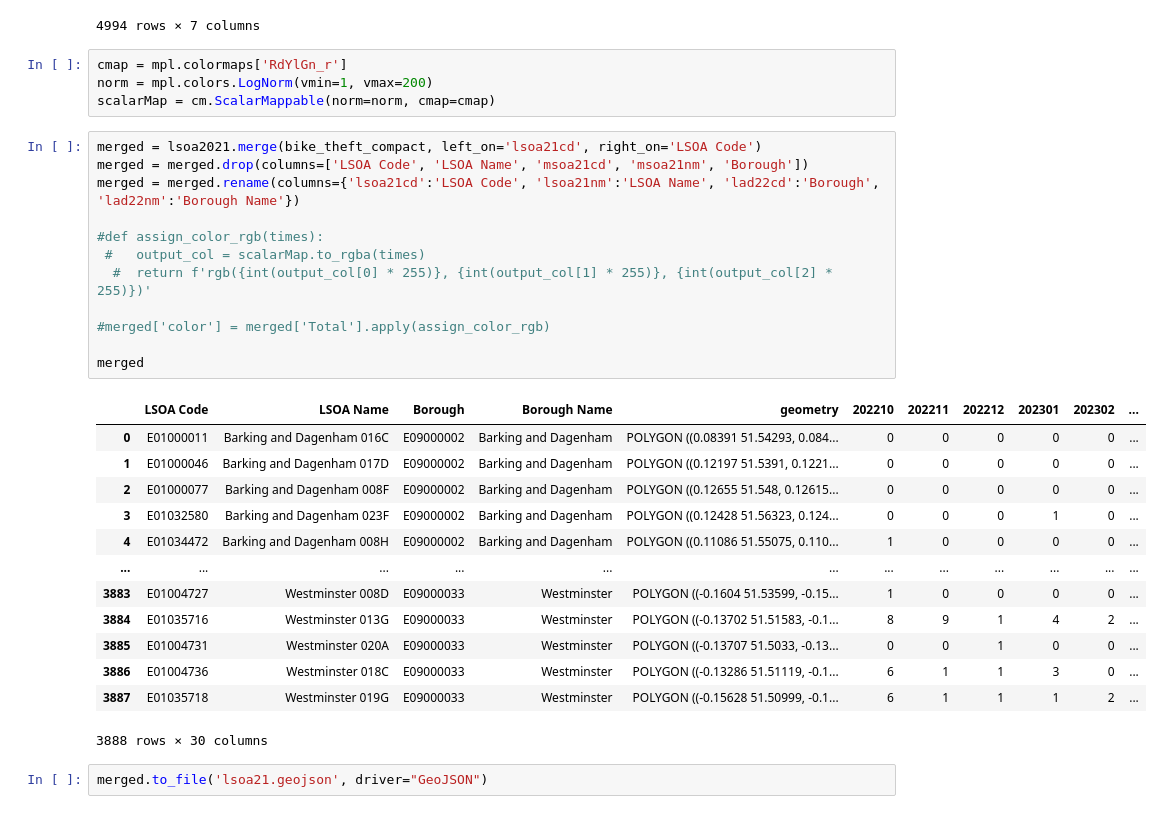
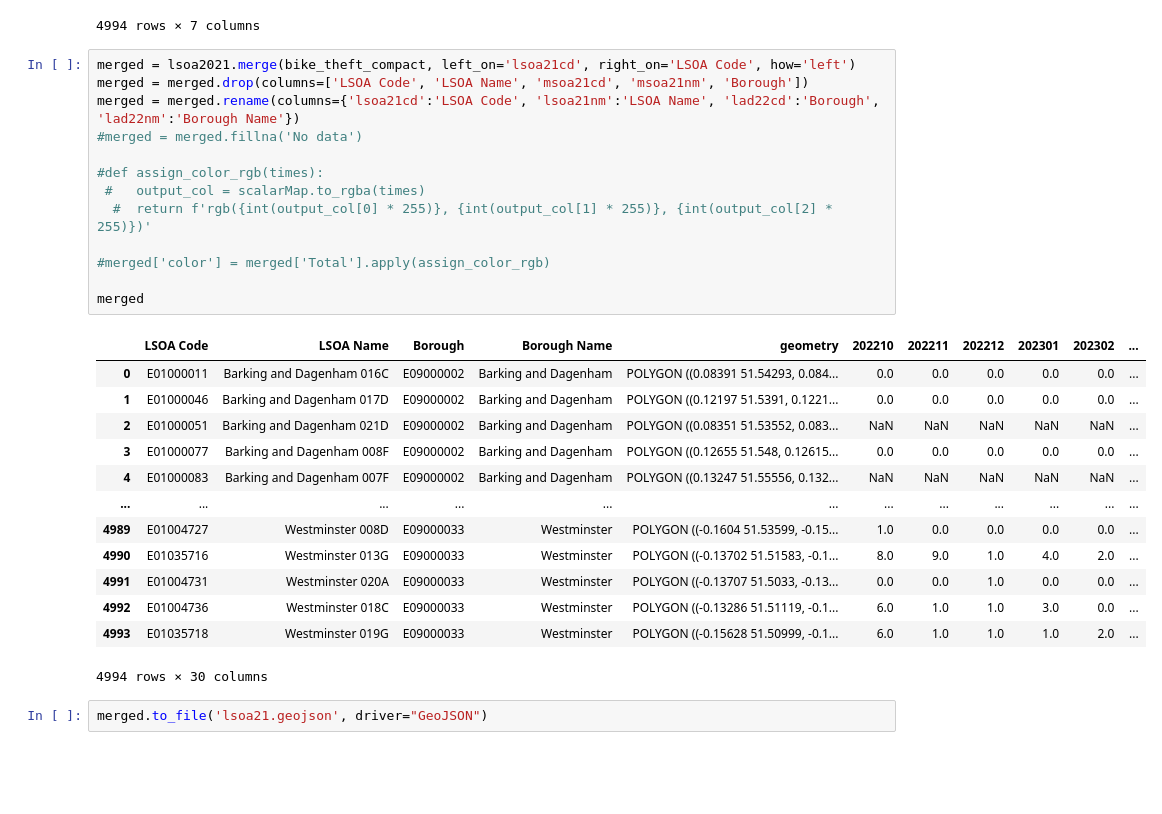
Before and after one commit to ethmacc/casa0017-web-assessment-SafeBike, a Jupyter notebook: Website/data_processing/data_processing.ipynb, the cells around one changed output. Saved outputs shown, nothing was run; the diff lists cells and outputs as text; blank space fills up the shorter version.

Commit message:
Restore grey areas for no data

```diff
--- a/Website/data_processing/data_processing.ipynb
+++ b/Website/data_processing/data_processing.ipynb
@@ -78,36 +78,33 @@ lsoa2021
 | 4992 | E01004736 | Westminster 018C | E02000977 | Westminster 018 | E09000033 | Westminster | POLYGON ((-0.13286 51.51119, -0.1... |
 | 4993 | E01035718 | Westminster 019G | E02000978 | Westminster 019 | E09000033 | Westminster | POLYGON ((-0.15628 51.50999, -0.1... |
 4994 rows × 7 columns
-# %%
-cmap = mpl.colormaps['RdYlGn_r']
-norm = mpl.colors.LogNorm(vmin=1, vmax=200)
-scalarMap = cm.ScalarMappable(norm=norm, cmap=cmap)
 # %%
-merged = lsoa2021.merge(bike_theft_compact, left_on='lsoa21cd', right_on='LSOA Code')
+merged = lsoa2021.merge(bike_theft_compact, left_on='lsoa21cd', right_on='LSOA Code', how='left')
 merged = merged.drop(columns=['LSOA Code', 'LSOA Name', 'msoa21cd', 'msoa21nm', 'Borough'])
 merged = merged.rename(columns={'lsoa21cd':'LSOA Code', 'lsoa21nm':'LSOA Name', 'lad22cd':'Borough', 'lad22nm':'Borough Name'})
+#merged = merged.fillna('No data')
 
 #def assign_color_rgb(times):
  #   output_col = scalarMap.to_rgba(times)
   #  return f'rgb({int(output_col[0] * 255)}, {int(output_col[1] * 255)}, {int(output_col[2] * 255)})'
 
 #merged['color'] = merged['Total'].apply(assign_color_rgb)
 
 merged
 # %% [output]
 |  | LSOA Code | LSOA Name | Borough | Borough Name | geometry | 202210 | 202211 | 202212 | 202301 | 202302 | ... |
-| 0 | E01000011 | Barking and Dagenham 016C | E09000002 | Barking and Dagenham | POLYGON ((0.08391 51.54293, 0.084... | 0 | 0 | 0 | 0 | 0 | ... |
-| 1 | E01000046 | Barking and Dagenham 017D | E09000002 | Barking and Dagenham | POLYGON ((0.12197 51.5391, 0.1221... | 0 | 0 | 0 | 0 | 0 | ... |
-| 2 | E01000077 | Barking and Dagenham 008F | E09000002 | Barking and Dagenham | POLYGON ((0.12655 51.548, 0.12615... | 0 | 0 | 0 | 0 | 0 | ... |
-| 3 | E01032580 | Barking and Dagenham 023F | E09000002 | Barking and Dagenham | POLYGON ((0.12428 51.56323, 0.124... | 0 | 0 | 0 | 1 | 0 | ... |
-| 4 | E01034472 | Barking and Dagenham 008H | E09000002 | Barking and Dagenham | POLYGON ((0.11086 51.55075, 0.110... | 1 | 0 | 0 | 0 | 0 | ... |
+| 0 | E01000011 | Barking and Dagenham 016C | E09000002 | Barking and Dagenham | POLYGON ((0.08391 51.54293, 0.084... | 0.0 | 0.0 | 0.0 | 0.0 | 0.0 | ... |
+| 1 | E01000046 | Barking and Dagenham 017D | E09000002 | Barking and Dagenham | POLYGON ((0.12197 51.5391, 0.1221... | 0.0 | 0.0 | 0.0 | 0.0 | 0.0 | ... |
+| 2 | E01000051 | Barking and Dagenham 021D | E09000002 | Barking and Dagenham | POLYGON ((0.08351 51.53552, 0.083... | NaN | NaN | NaN | NaN | NaN | ... |
+| 3 | E01000077 | Barking and Dagenham 008F | E09000002 | Barking and Dagenham | POLYGON ((0.12655 51.548, 0.12615... | 0.0 | 0.0 | 0.0 | 0.0 | 0.0 | ... |
+| 4 | E01000083 | Barking and Dagenham 007F | E09000002 | Barking and Dagenham | POLYGON ((0.13247 51.55556, 0.132... | NaN | NaN | NaN | NaN | NaN | ... |
 | ... | ... | ... | ... | ... | ... | ... | ... | ... | ... | ... | ... |
-| 3883 | E01004727 | Westminster 008D | E09000033 | Westminster | POLYGON ((-0.1604 51.53599, -0.15... | 1 | 0 | 0 | 0 | 0 | ... |
-| 3884 | E01035716 | Westminster 013G | E09000033 | Westminster | POLYGON ((-0.13702 51.51583, -0.1... | 8 | 9 | 1 | 4 | 2 | ... |
-| 3885 | E01004731 | Westminster 020A | E09000033 | Westminster | POLYGON ((-0.13707 51.5033, -0.13... | 0 | 0 | 1 | 0 | 0 | ... |
-| 3886 | E01004736 | Westminster 018C | E09000033 | Westminster | POLYGON ((-0.13286 51.51119, -0.1... | 6 | 1 | 1 | 3 | 0 | ... |
-| 3887 | E01035718 | Westminster 019G | E09000033 | Westminster | POLYGON ((-0.15628 51.50999, -0.1... | 6 | 1 | 1 | 1 | 2 | ... |
+| 4989 | E01004727 | Westminster 008D | E09000033 | Westminster | POLYGON ((-0.1604 51.53599, -0.15... | 1.0 | 0.0 | 0.0 | 0.0 | 0.0 | ... |
+| 4990 | E01035716 | Westminster 013G | E09000033 | Westminster | POLYGON ((-0.13702 51.51583, -0.1... | 8.0 | 9.0 | 1.0 | 4.0 | 2.0 | ... |
+| 4991 | E01004731 | Westminster 020A | E09000033 | Westminster | POLYGON ((-0.13707 51.5033, -0.13... | 0.0 | 0.0 | 1.0 | 0.0 | 0.0 | ... |
+| 4992 | E01004736 | Westminster 018C | E09000033 | Westminster | POLYGON ((-0.13286 51.51119, -0.1... | 6.0 | 1.0 | 1.0 | 3.0 | 0.0 | ... |
+| 4993 | E01035718 | Westminster 019G | E09000033 | Westminster | POLYGON ((-0.15628 51.50999, -0.1... | 6.0 | 1.0 | 1.0 | 1.0 | 2.0 | ... |
-3888 rows × 30 columns
+4994 rows × 30 columns
 # %%
 merged.to_file('lsoa21.geojson', driver="GeoJSON")
 # %%
```
Also changed, not shown: 3 other files.
